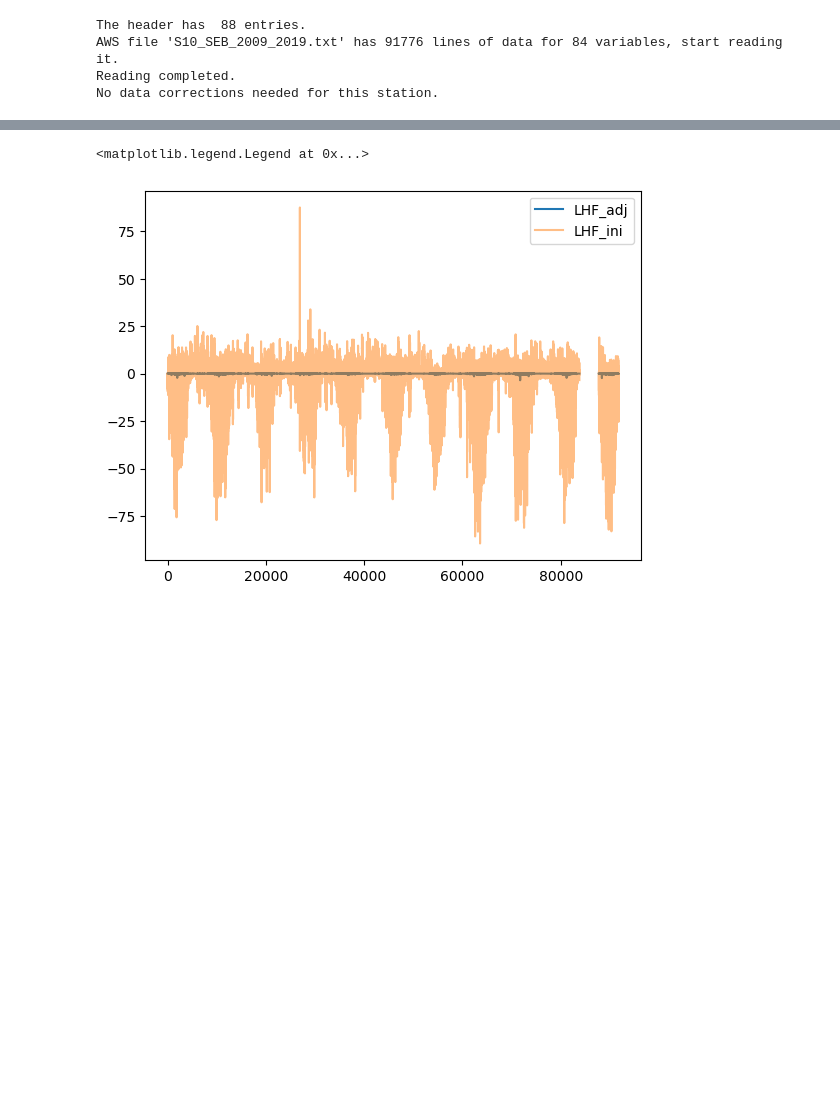
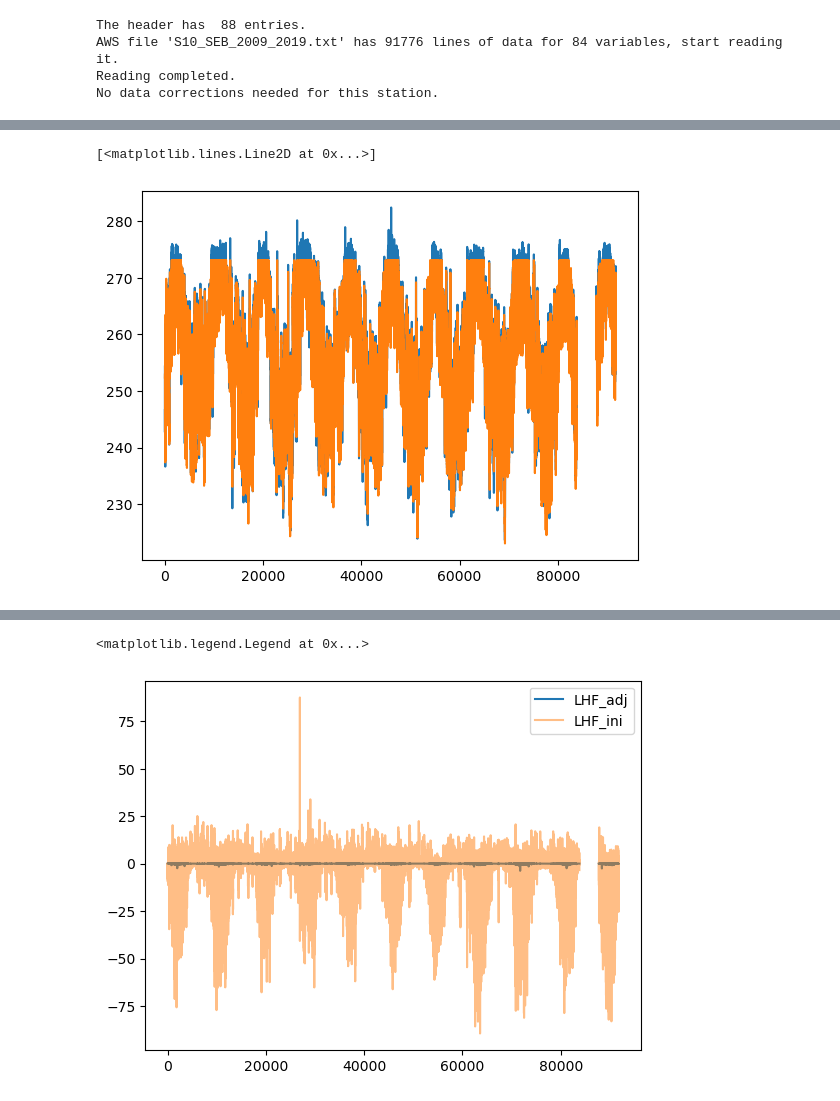
Before and after one commit to CLPHUU/IceAndClimate, a Jupyter notebook: Project_2/Project2_version2.ipynb, the cells around one changed output, grey strips where cells are left out. Saved outputs shown, nothing was run; the diff lists cells and outputs as text; code cells hidden in the pictures; blank space fills up the shorter version.

```diff
--- a/Project_2/Project2_version2.ipynb
+++ b/Project_2/Project2_version2.ipynb
@@ -201,4 +231,11 @@ df
 91776 rows × 7 columns
+# %%
+plt.plot(SEB.T_air)
+plt.plot(SEB.T_surface)
+# plt.plot(df['SHF_adj'], alpha=0.5)
+# %% [output]
+[<matplotlib.lines.Line2D at 0x...>]
+[figure, added]
 # %%
 netLW = [i + j for i, j in zip(melt_dict_fluxes['LW_adj_up'], melt_dict_fluxes['LW_adj_down'])]
 # %%
```
Also changed, not shown: parts of 7 cells of this notebook.
